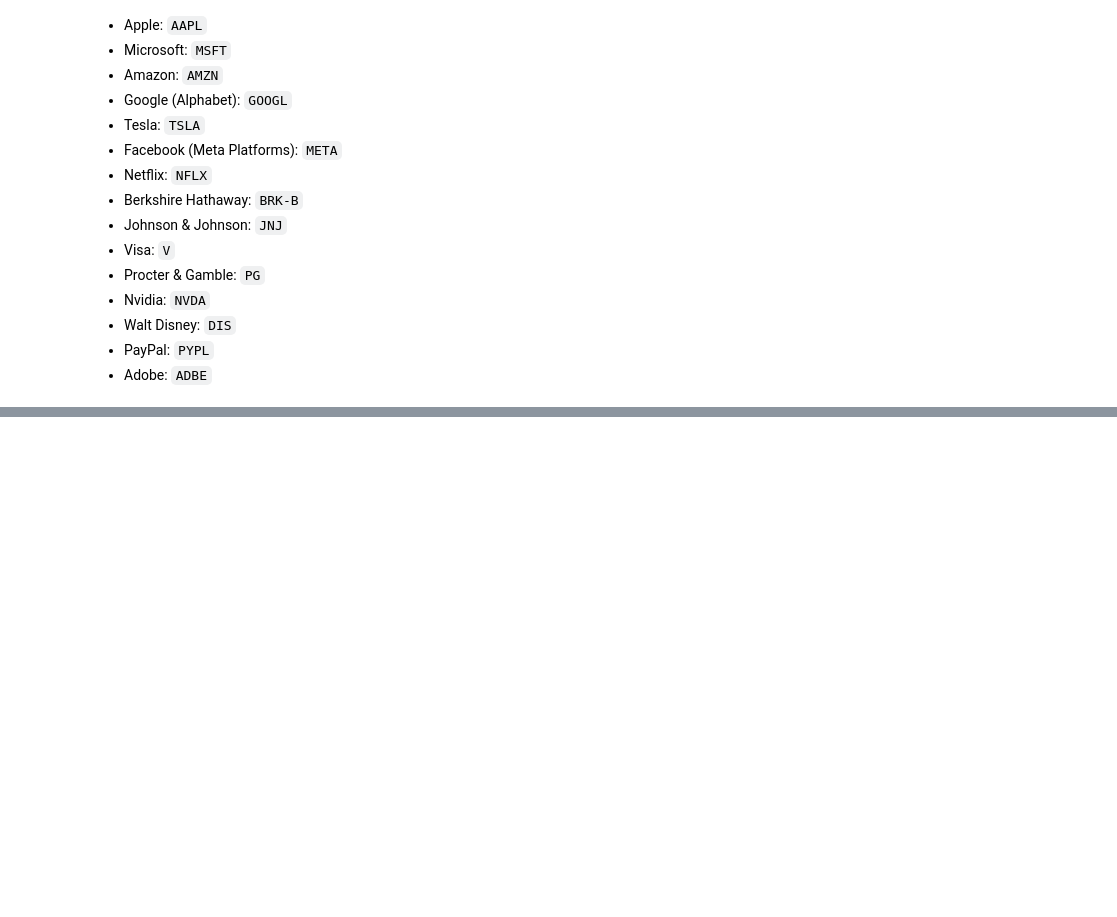
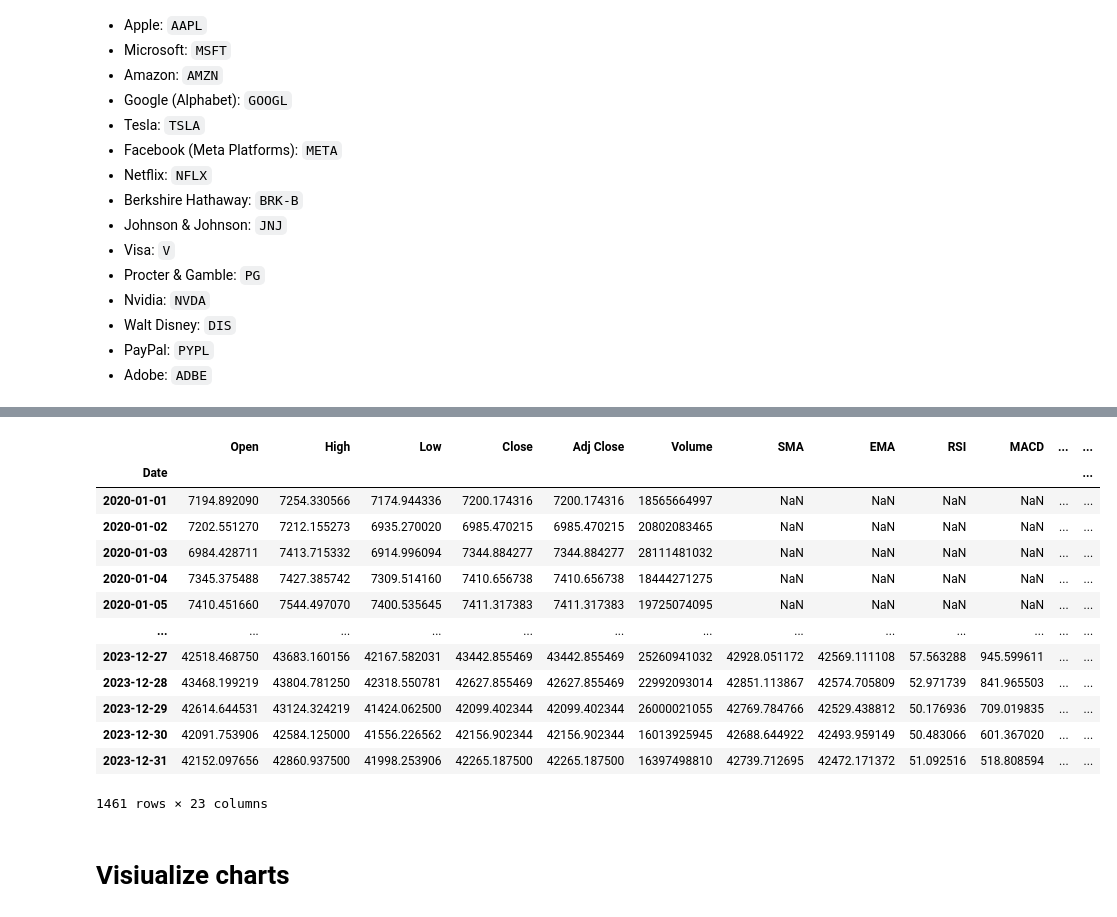
Before and after one commit to erbilcanartun/advanced-technical-analysis, a Jupyter notebook: conventional_indicators.ipynb, the cells around one changed output, grey strips where cells are left out. Saved outputs shown, nothing was run; the diff lists cells and outputs as text; code cells hidden in the pictures; blank space fills up the shorter version.

```diff
--- a/conventional_indicators.ipynb
+++ b/conventional_indicators.ipynb
@@ -71,3 +88,13 @@ df.head()
 # %%
-# Calculate SMA (Simple Moving Average)
 df['SMA'] = ta.SMA(df['Close'], timeperiod=20)
+df['EMA'] = ta.EMA(df['Close'], timeperiod=20)
+df['RSI'] = ta.RSI(df['Close'], timeperiod=14)
+df['MACD'], df['MACD_signal'], df['MACD_hist'] = ta.MACD(df['Close'], fastperiod=12, slowperiod=26, signalperiod=9)
+df['Upper_BB'], df['Middle_BB'], df['Lower_BB'] = ta.BBANDS(df['Close'], timeperiod=20, nbdevup=2, nbdevdn=2, matype=0)
+df['ATR'] = ta.ATR(df['High'], df['Low'], df['Close'], timeperiod=14)
+df['STOCH_k'], df['STOCH_d'] = ta.STOCHF(df['High'], df['Low'], df['Close'], fastk_period=14, fastd_period=3)
+df['CCI'] = ta.CCI(df['High'], df['Low'], df['Close'], timeperiod=14)
+df['OBV'] = ta.OBV(df['Close'], df['Volume'])
+df['Williams_%R'] = ta.WILLR(df['High'], df['Low'], df['Close'], timeperiod=14)
+df['Momentum'] = ta.MOM(df['Close'], timeperiod=10)
+df['SAR'] = ta.SAR(df['High'], df['Low'], acceleration=0.02, maximum=0.2)
@@ -80,9 +101,22 @@ df['RSI'] = ta.RSI(df['Close'], timeperiod=14)
-# %%
-# Calculate Bollinger Bands
-upperband, middleband, lowerband = ta.BBANDS(df['Close'], timeperiod=20, nbdevup=2, nbdevdn=2, matype=0)
-df['UpperBand'] = upperband
-df['MiddleBand'] = middleband
-df['LowerBand'] = lowerband
+# %%
+df
+# %% [output]
+|  | Open | High | Low | Close | Adj Close | Volume | SMA | EMA | RSI | MACD | ... | ... |
+| Date |  |  |  |  |  |  |  |  |  |  |  | ... |
+| 2020-01-01 | 7194.892090 | 7254.330566 | 7174.944336 | 7200.174316 | 7200.174316 | 18565664997 | NaN | NaN | NaN | NaN | ... | ... |
+| 2020-01-02 | 7202.551270 | 7212.155273 | 6935.270020 | 6985.470215 | 6985.470215 | 20802083465 | NaN | NaN | NaN | NaN | ... | ... |
+| 2020-01-03 | 6984.428711 | 7413.715332 | 6914.996094 | 7344.884277 | 7344.884277 | 28111481032 | NaN | NaN | NaN | NaN | ... | ... |
+| 2020-01-04 | 7345.375488 | 7427.385742 | 7309.514160 | 7410.656738 | 7410.656738 | 18444271275 | NaN | NaN | NaN | NaN | ... | ... |
+| 2020-01-05 | 7410.451660 | 7544.497070 | 7400.535645 | 7411.317383 | 7411.317383 | 19725074095 | NaN | NaN | NaN | NaN | ... | ... |
+| ... | ... | ... | ... | ... | ... | ... | ... | ... | ... | ... | ... | ... |
+| 2023-12-27 | 42518.468750 | 43683.160156 | 42167.582031 | 43442.855469 | 43442.855469 | 25260941032 | 42928.051172 | 42569.111108 | 57.563288 | 945.599611 | ... | ... |
+| 2023-12-28 | 43468.199219 | 43804.781250 | 42318.550781 | 42627.855469 | 42627.855469 | 22992093014 | 42851.113867 | 42574.705809 | 52.971739 | 841.965503 | ... | ... |
+| 2023-12-29 | 42614.644531 | 43124.324219 | 41424.062500 | 42099.402344 | 42099.402344 | 26000021055 | 42769.784766 | 42529.438812 | 50.176936 | 709.019835 | ... | ... |
+| 2023-12-30 | 42091.753906 | 42584.125000 | 41556.226562 | 42156.902344 | 42156.902344 | 16013925945 | 42688.644922 | 42493.959149 | 50.483066 | 601.367020 | ... | ... |
+| 2023-12-31 | 42152.097656 | 42860.937500 | 41998.253906 | 42265.187500 | 42265.187500 | 16397498810 | 42739.712695 | 42472.171372 | 51.092516 | 518.808594 | ... | ... |
+1461 rows × 23 columns
+# %% [markdown]
+# Visiualize charts
 # %%
 INDICATOR = 'SMA'
 plot = indicator_plot(ticker,
```
Also changed, not shown: parts of 4 cells of this notebook.
